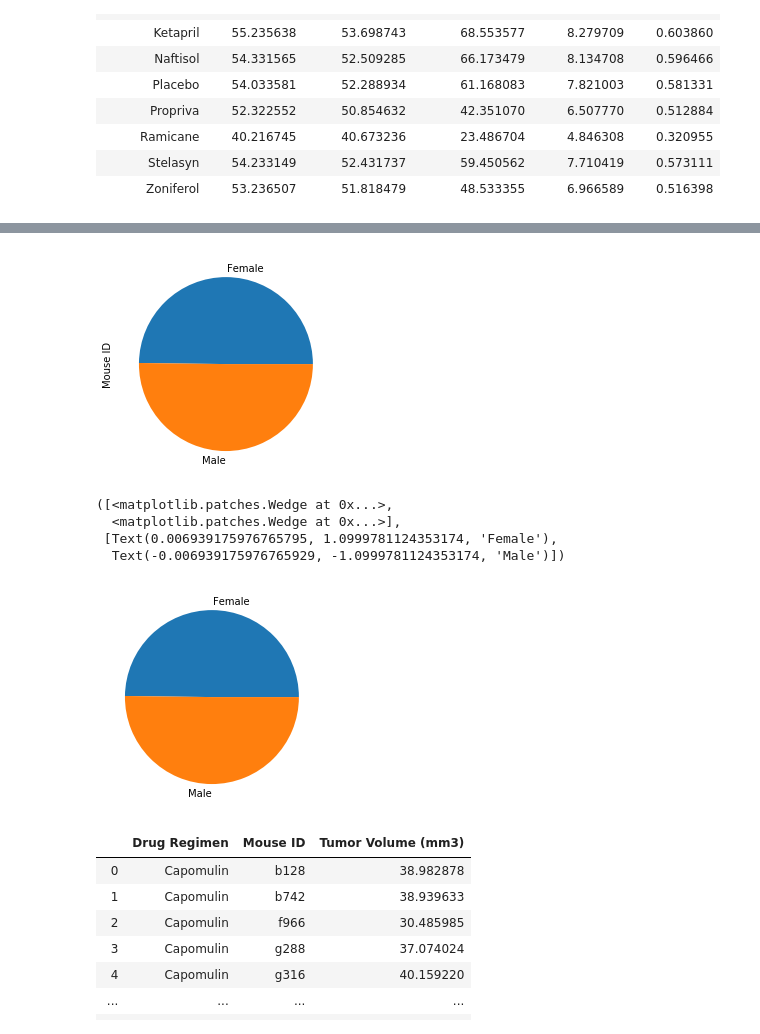
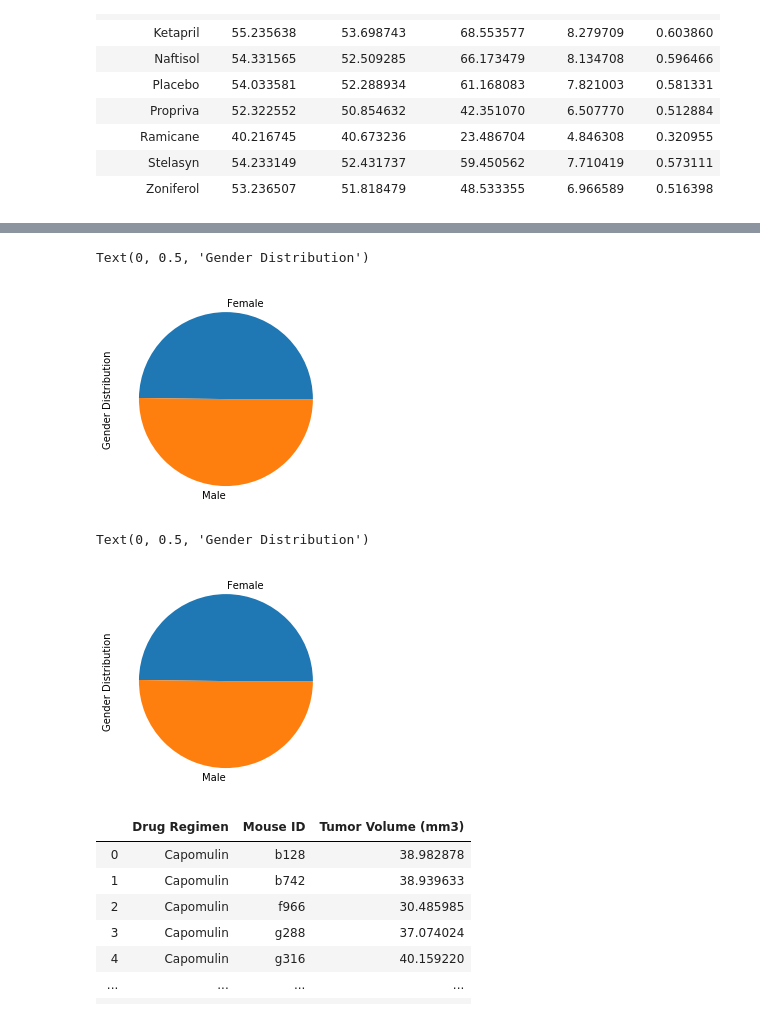
Before and after one commit to PaulBernert/UA_Homework_5, a Jupyter notebook: Bernert_.ipynb, the cells around one changed output, grey strips where cells are left out. Drawn from its saved outputs; the diff is of its cells as text; code cells hidden in the pictures.

```diff
--- a/Bernert_.ipynb
+++ b/Bernert_.ipynb
@@ -79,17 +75,17 @@ print()
 gender_output = gender_group['Mouse ID'].unique()
 gender_map = gender_output.map(len)
 gender_pie = gender_map.plot.pie(y='Sex')
+plt.ylabel('Gender Distribution')
 # %% [output]
+Text(0, 0.5, 'Gender Distribution')
-[figure, old version]
+[figure, new version]
 # %%
 # Generate a pie plot showing the distribution of female versus male mice using pyplot
 plt.pie(gender_map, labels=["Female","Male"])
+plt.ylabel('Gender Distribution')
 # %% [output]
-([<matplotlib.patches.Wedge at 0x...>,
-  <matplotlib.patches.Wedge at 0x...>],
- [Text(0.006939175976765795, 1.0999781124353174, 'Female'),
-  Text(-0.006939175976765929, -1.0999781124353174, 'Male')])
+Text(0, 0.5, 'Gender Distribution')
-[figure, old version]
+[figure, new version]
 # %%
 # Calculate the final tumor volume of each mouse across four of the most promising treatment regimens.
 regi_mice = regi_mouse_group.last()
```
Also changed, not shown: parts of 9 cells of this notebook.
